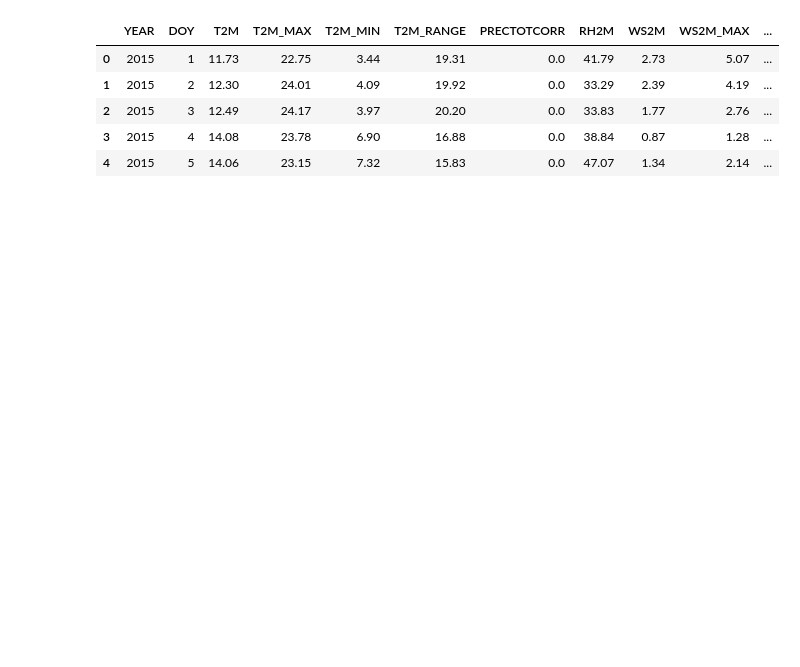
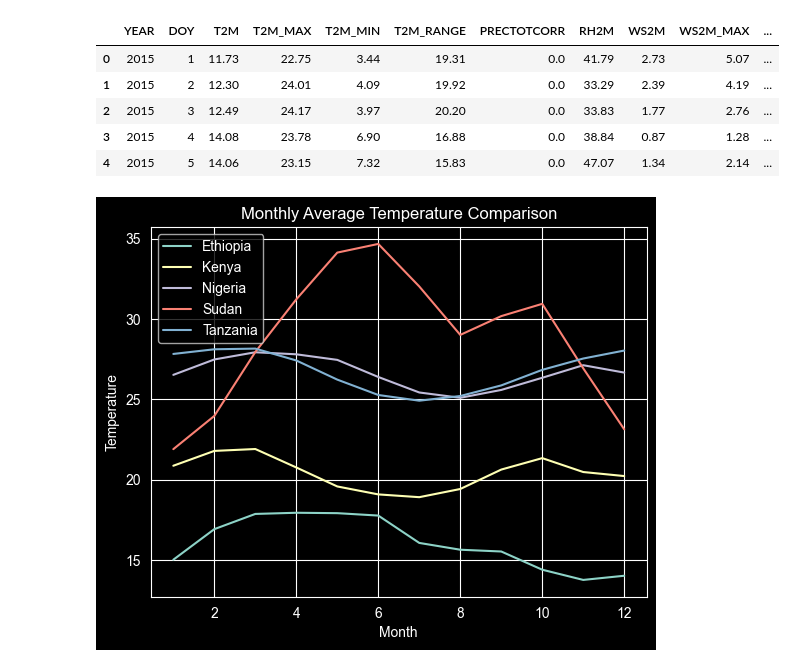
Before and after one commit to EldaGir/climate-challenge-week0, a Jupyter notebook: notebooks/compare_countries.ipynb, the cells around one changed output. Cells and saved outputs as stored; diff of their text form; code cells hidden in the pictures; blank space fills up the shorter version.

Commit message:
basic cross-country comparison and vulnerability ranking

```diff
--- a/notebooks/compare_countries.ipynb
+++ b/notebooks/compare_countries.ipynb
@@ -17,3 +16,21 @@ df.head()
 | 2 | 2015 | 3 | 12.49 | 24.17 | 3.97 | 20.20 | 0.0 | 33.83 | 1.77 | 2.76 | ... |
 | 3 | 2015 | 4 | 14.08 | 23.78 | 6.90 | 16.88 | 0.0 | 38.84 | 0.87 | 1.28 | ... |
 | 4 | 2015 | 5 | 14.06 | 23.15 | 7.32 | 15.83 | 0.0 | 47.07 | 1.34 | 2.14 | ... |
+# %%
+import matplotlib.pyplot as plt
+
+monthly_temp = df.groupby(["Country", "Month"])["T2M"].mean().reset_index()
+
+plt.figure()
+
+for country in monthly_temp["Country"].unique():
+    subset = monthly_temp[monthly_temp["Country"] == country]
+    plt.plot(subset["Month"], subset["T2M"], label=country)
+
+plt.legend()
+plt.title("Monthly Average Temperature Comparison")
+plt.xlabel("Month")
+plt.ylabel("Temperature")
+plt.show()
+# %% [output]
+[figure, added]
```
Also changed, not shown: parts of 6 cells of this notebook, 1 other file.
